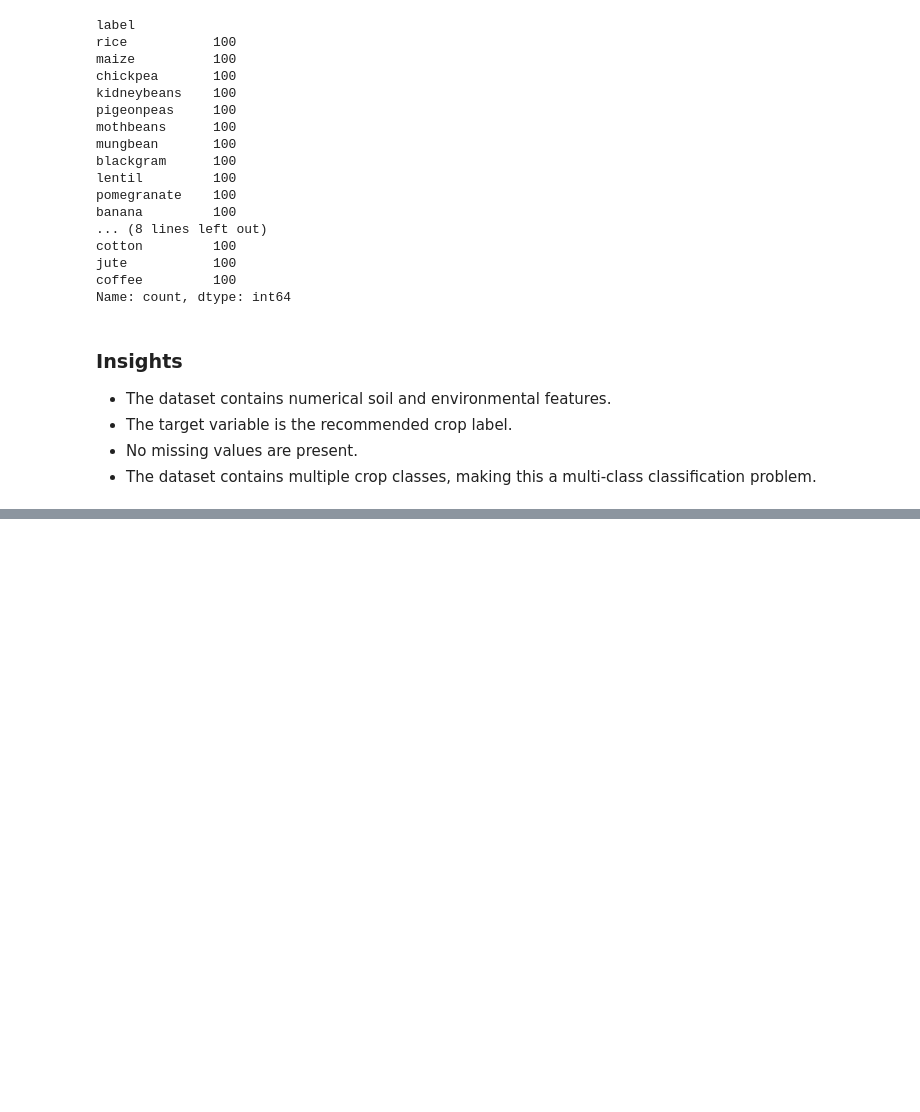
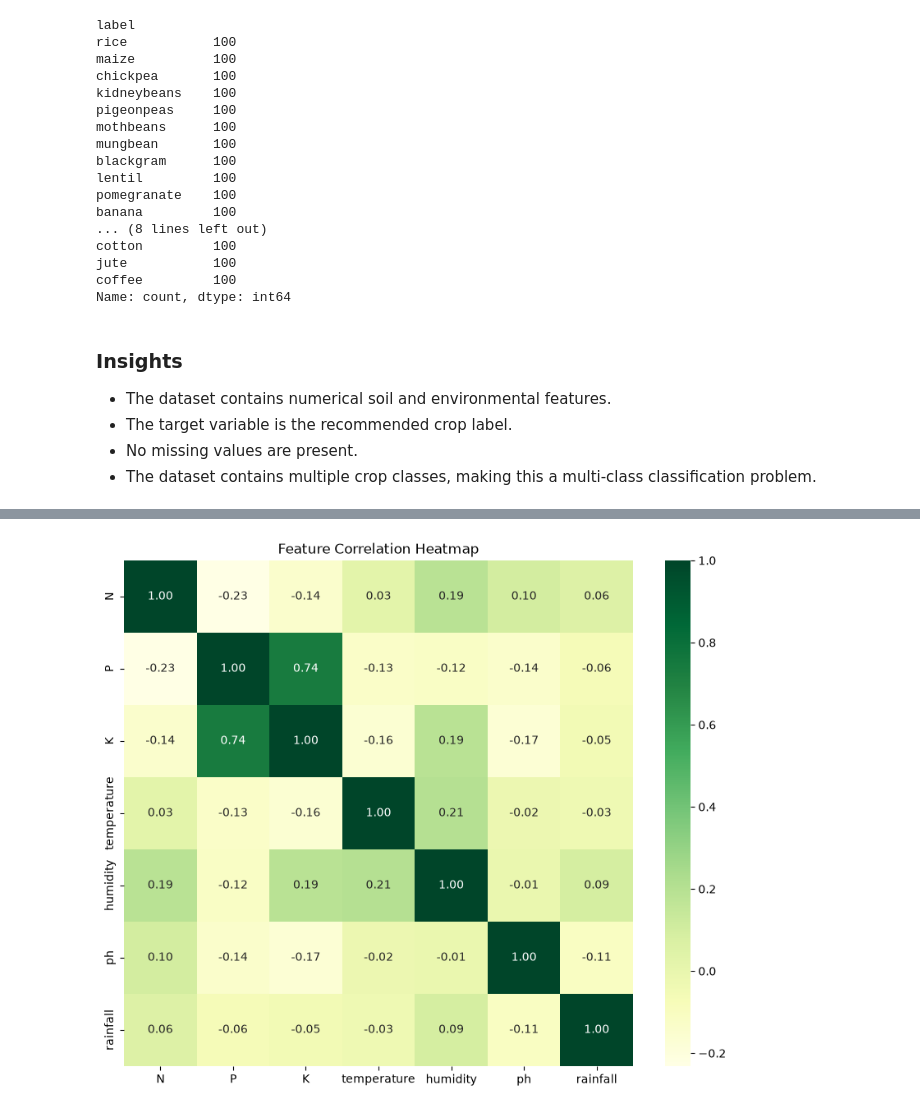
Before and after one commit to Pralishatripathy000/ml-random-forest, a Jupyter notebook: notebook.ipynb, the cells around one changed output, grey strips where cells are left out. Cells and saved outputs as stored; diff of their text form; code cells hidden in the pictures; blank space fills up the shorter version.

```diff
--- a/notebook.ipynb
+++ b/notebook.ipynb
@@ -201,0 +278,6 @@ crop_distribution.to_csv(
+# %%
+# Compute the correlation matrix
+
+correlation = df.drop("label", axis=1).corr()
+
+correlation
@@ -201,0 +299,23 @@ crop_distribution.to_csv(
+# %%
+# Plot the correlation heatmap
+
+plt.figure(figsize=(10,8))
+
+sns.heatmap(
+    correlation,
+    annot=True,
+    cmap="YlGn",
+    fmt=".2f"
+)
+
+plt.title("Feature Correlation Heatmap")
+
+plt.savefig(
+    "outputs/figures/correlation_heatmap.png",
+    dpi=300,
+    bbox_inches="tight"
+)
+
+plt.show()
+# %% [output]
+[figure, added]
```
Also changed, not shown: parts of 11 cells of this notebook, 5 other files.
